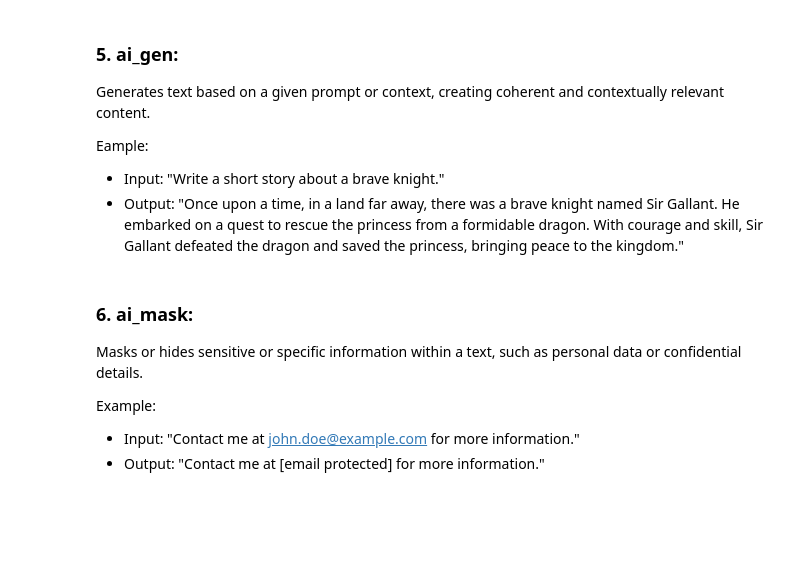
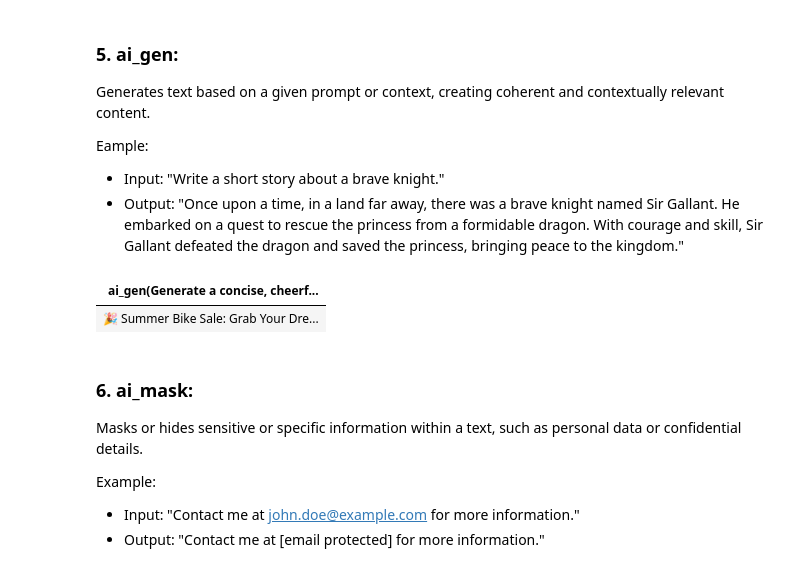
Before and after one commit to yogi-playground/Databricks, a Jupyter notebook: Databricks AI Function/01- Builtin SQL AI Function.ipynb, the cells around one changed output. Drawn from its saved outputs; the diff is of its cells as text; code cells hidden in the pictures; blank space fills up the shorter version.

```diff
--- a/Databricks AI Function/01- Builtin SQL AI Function.ipynb
+++ b/Databricks AI Function/01- Builtin SQL AI Function.ipynb
@@ -93,6 +178,12 @@ Eample:
 # %%
 %sql
 select ai_gen('Write a short story about a brave knight.')
+# %%
+%sql
+SELECT ai_gen('Generate a concise, cheerful email title for a summer bike sale with 20% discount');
+# %% [output]
+| ai_gen(Generate a concise, cheerf... |
+| 🎉 Summer Bike Sale: Grab Your Dre... |
 # %% [markdown]
 ### 6. ai_mask:
 Masks or hides sensitive or specific information within a text, such as personal data or confidential details.
```
Also changed, not shown: parts of 16 cells of this notebook, 2 other files.
